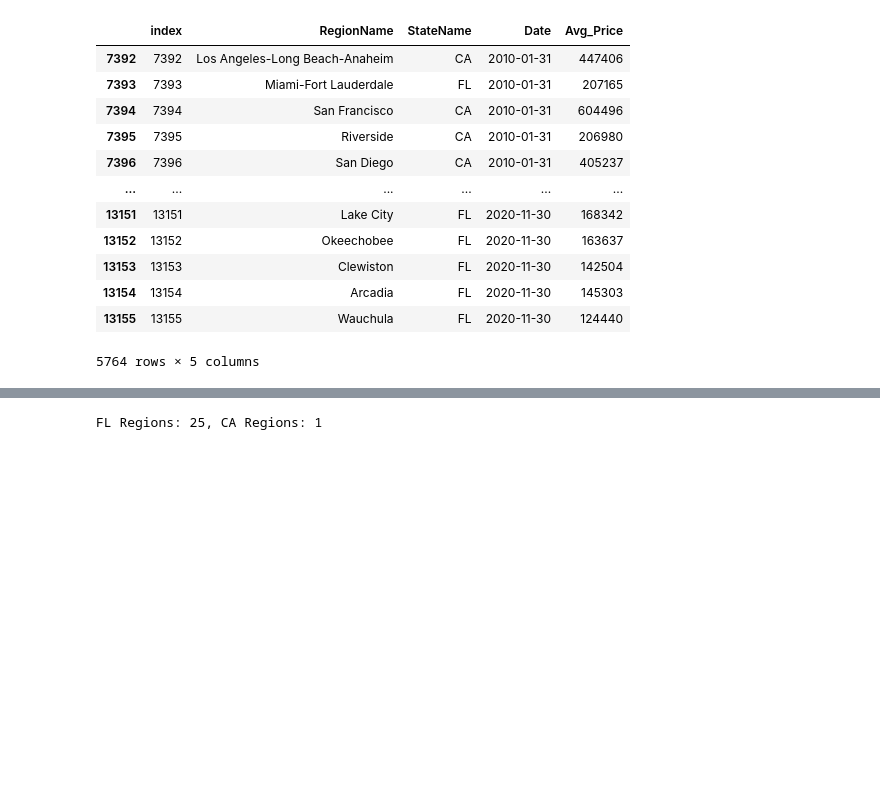
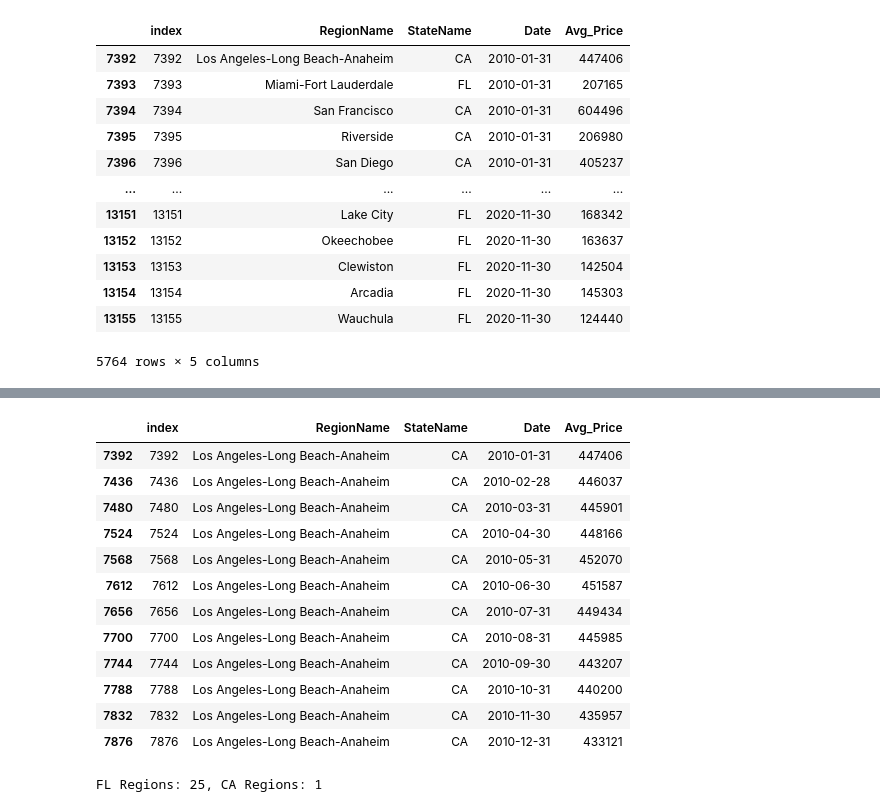
Before and after one commit to Jopinson/COVID19_Property_Pandemic, a Jupyter notebook: notebooks/modeling/Covid-Housing-ML.ipynb, the cells around one changed output, grey strips where cells are left out. Cells and saved outputs as stored; diff of their text form; code cells hidden in the pictures; blank space fills up the shorter version.

```diff
--- a/notebooks/modeling/Covid-Housing-ML.ipynb
+++ b/notebooks/modeling/Covid-Housing-ML.ipynb
@@ -92,3 +127,20 @@ CA_actual_df
+# %%
+nineteen_df = LA_base_df.loc[(base_df["Date"] < '2011-01-01')]
+nineteen_df
+# %% [output]
+|  | index | RegionName | StateName | Date | Avg_Price |
+| 7392 | 7392 | Los Angeles-Long Beach-Anaheim | CA | 2010-01-31 | 447406 |
+| 7436 | 7436 | Los Angeles-Long Beach-Anaheim | CA | 2010-02-28 | 446037 |
+| 7480 | 7480 | Los Angeles-Long Beach-Anaheim | CA | 2010-03-31 | 445901 |
+| 7524 | 7524 | Los Angeles-Long Beach-Anaheim | CA | 2010-04-30 | 448166 |
+| 7568 | 7568 | Los Angeles-Long Beach-Anaheim | CA | 2010-05-31 | 452070 |
+| 7612 | 7612 | Los Angeles-Long Beach-Anaheim | CA | 2010-06-30 | 451587 |
+| 7656 | 7656 | Los Angeles-Long Beach-Anaheim | CA | 2010-07-31 | 449434 |
+| 7700 | 7700 | Los Angeles-Long Beach-Anaheim | CA | 2010-08-31 | 445985 |
+| 7744 | 7744 | Los Angeles-Long Beach-Anaheim | CA | 2010-09-30 | 443207 |
+| 7788 | 7788 | Los Angeles-Long Beach-Anaheim | CA | 2010-10-31 | 440200 |
+| 7832 | 7832 | Los Angeles-Long Beach-Anaheim | CA | 2010-11-30 | 435957 |
+| 7876 | 7876 | Los Angeles-Long Beach-Anaheim | CA | 2010-12-31 | 433121 |
 # %%
 regionsFL = FL_base_df.RegionName.nunique()
 regionsCA = CA_base_df.RegionName.nunique()
```
Also changed, not shown: parts of 24 cells of this notebook.
